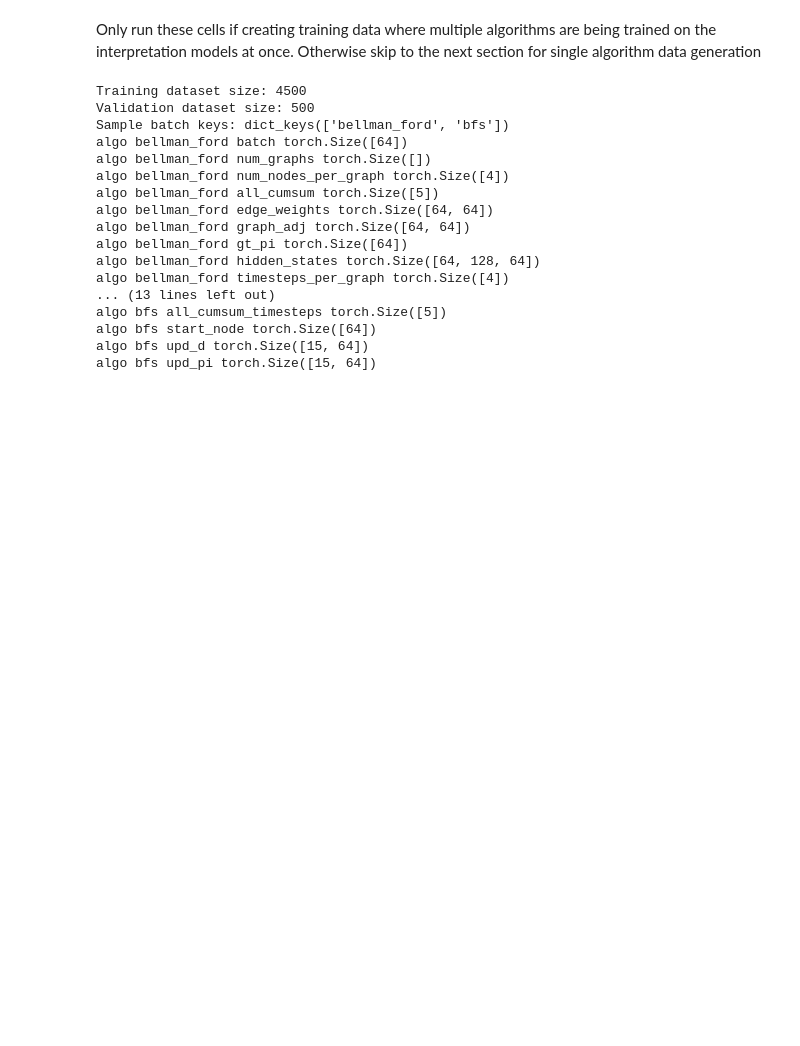
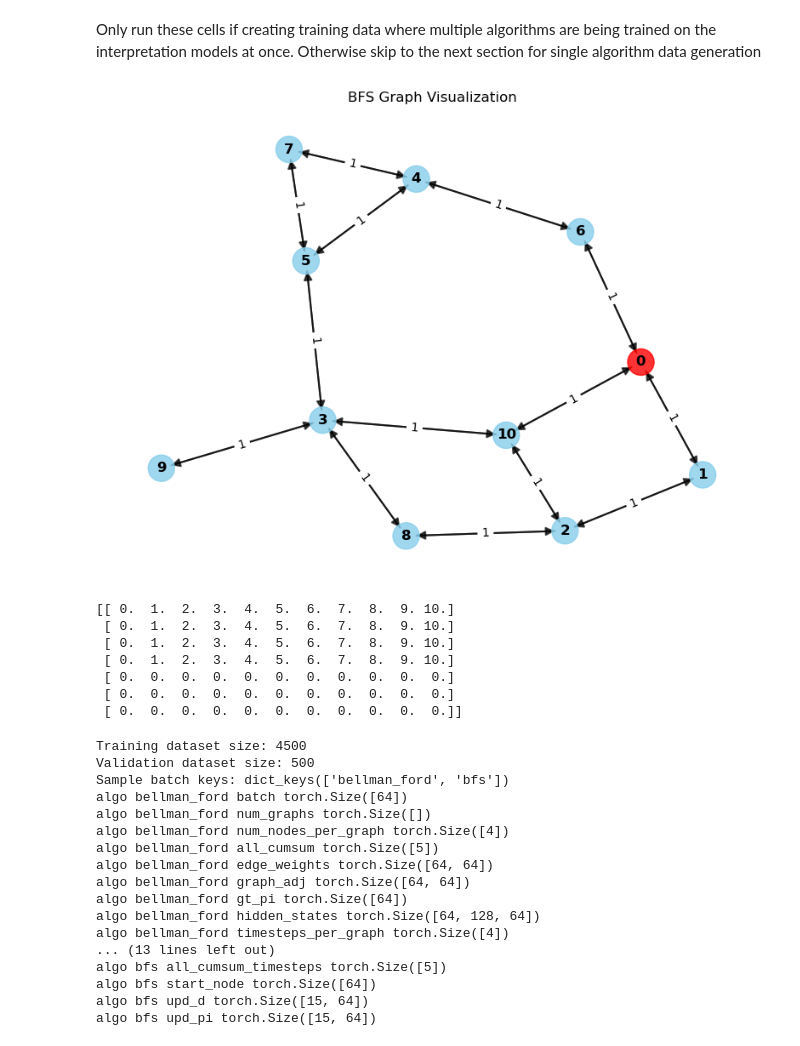
Before and after one commit to douavocado/L65_NAR, a Jupyter notebook: CreateDataset.ipynb, the cells around one changed output. Drawn from its saved outputs; the diff is of its cells as text; code cells hidden in the pictures; blank space fills up the shorter version.

```diff
--- a/CreateDataset.ipynb
+++ b/CreateDataset.ipynb
@@ -180,6 +182,26 @@ for length_idx, length in enumerate(LENGTHS):
                 data[item + length_idx*SAMPLES_PER_LENGTH] = {}
 
             data[item + length_idx*SAMPLES_PER_LENGTH][algo] = deepcopy(datapoint)
+# %%
+from interp.visualisation import visualize_graph
+import matplotlib.pyplot as plt
+import random
+
+random_idx = random.randint(0, len(data)-1)
+datapoint = data[random_idx]
+# Example usage
+fig, ax = visualize_graph(datapoint['bfs'], title="BFS Graph Visualization")
+plt.show()
+print(datapoint['bfs']['upd_pi'])
+# %% [output]
+[figure, added]
+[[ 0.  1.  2.  3.  4.  5.  6.  7.  8.  9. 10.]
+ [ 0.  1.  2.  3.  4.  5.  6.  7.  8.  9. 10.]
+ [ 0.  1.  2.  3.  4.  5.  6.  7.  8.  9. 10.]
+ [ 0.  1.  2.  3.  4.  5.  6.  7.  8.  9. 10.]
+ [ 0.  0.  0.  0.  0.  0.  0.  0.  0.  0.  0.]
+ [ 0.  0.  0.  0.  0.  0.  0.  0.  0.  0.  0.]
+ [ 0.  0.  0.  0.  0.  0.  0.  0.  0.  0.  0.]]
 # %%
 from sklearn.model_selection import train_test_split
 
```
Also changed, not shown: parts of 2 cells of this notebook, 4 other files.
